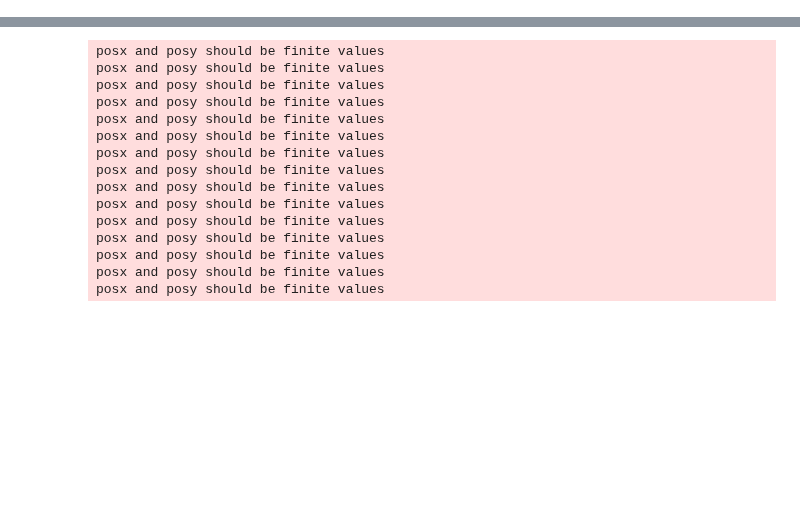
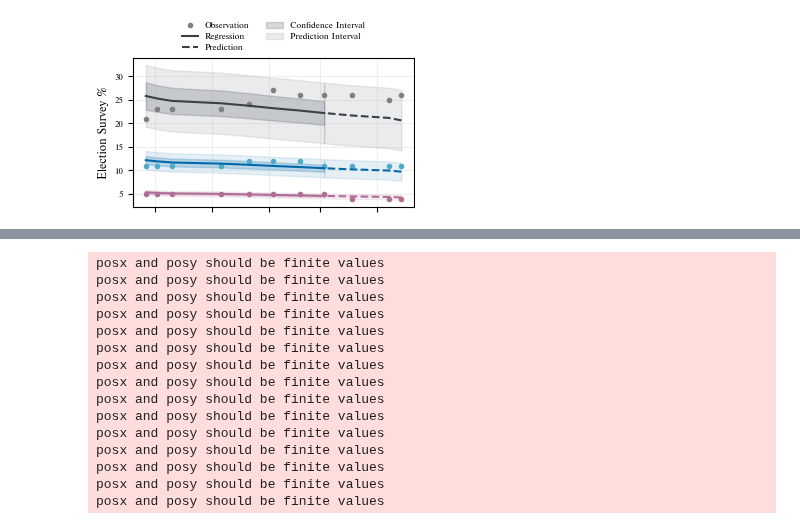
Before and after one commit to schokoblume/Data-Literacy, a Jupyter notebook: Analysis/LinearRegressionPrediction.ipynb, the cells around one changed output, grey strips where cells are left out. Saved outputs shown, nothing was run; the diff lists cells and outputs as text; code cells hidden in the pictures; blank space fills up the shorter version.

```diff
--- a/Analysis/LinearRegressionPrediction.ipynb
+++ b/Analysis/LinearRegressionPrediction.ipynb
@@ -287,0 +198,4 @@ plt.show()
+# %%
+plot_reg(["Union", "AfD", "Linke"], date)
+# %% [output]
+[figure, added]
```
Also changed, not shown: parts of 10 cells of this notebook, 1 other file.
